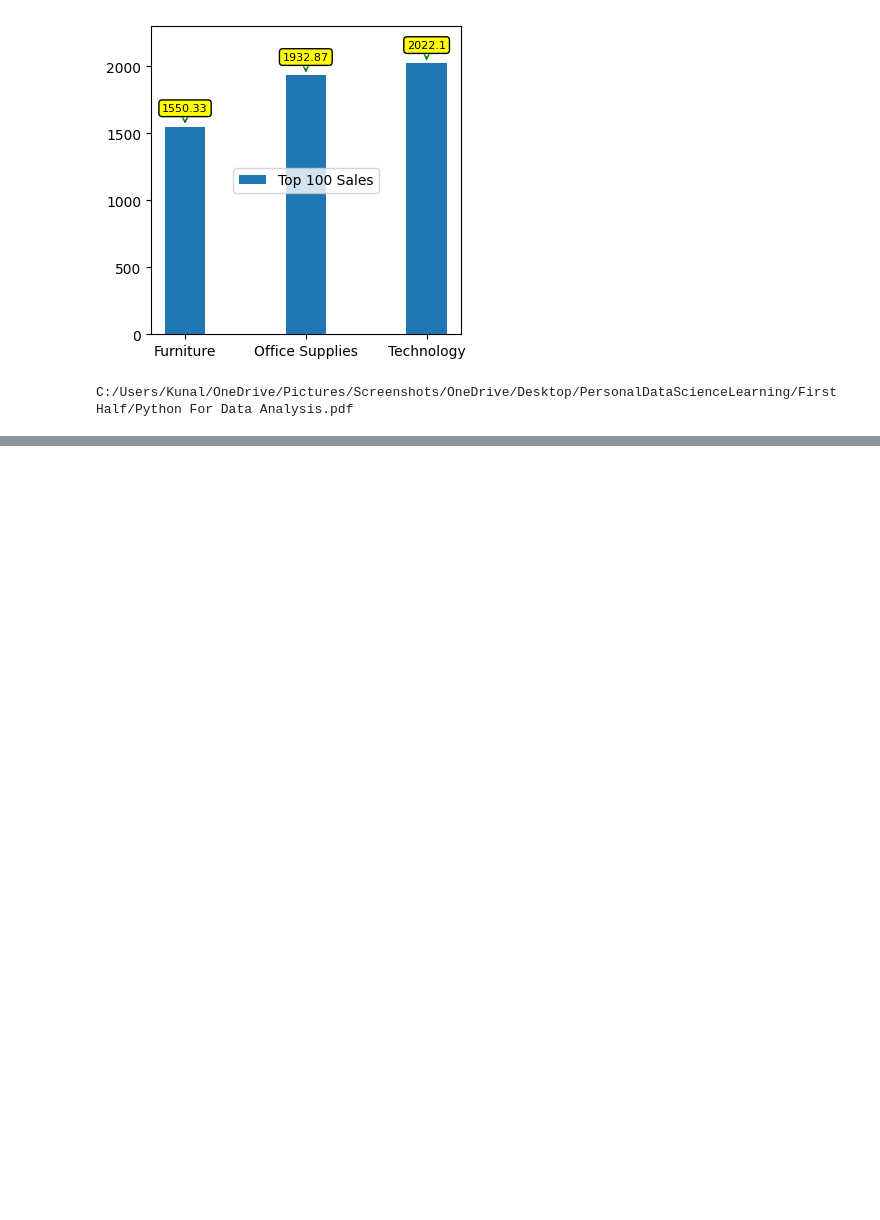
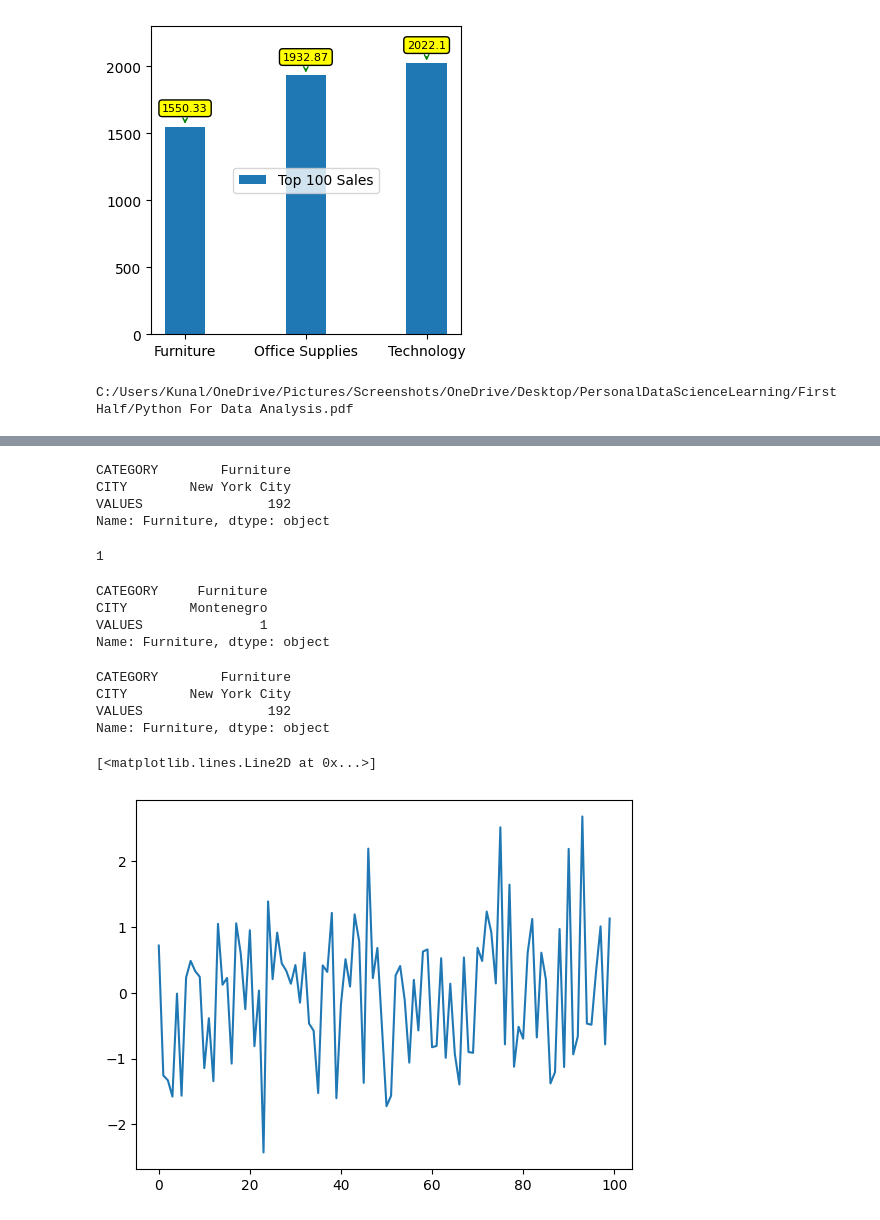
Before and after one commit to kunalmeon/Data-Analysis-Examples, a Jupyter notebook: SuperStoreData.ipynb, the cells around one changed output, grey strips where cells are left out. Drawn from its saved outputs; the diff is of its cells as text; code cells hidden in the pictures; blank space fills up the shorter version.

```diff
--- a/SuperStoreData.ipynb
+++ b/SuperStoreData.ipynb
@@ -2577,0 +2552,31 @@ Name: Furniture, dtype: object
+# %%
+#furnitureMax.loc[furnitureMax.max().idxmax()]
+furnitureMax.iloc[furnitureMax.reset_index().max(axis=1).idxmax()]
+# %% [output]
+CATEGORY        Furniture
+CITY        New York City
+VALUES                192
+Name: Furniture, dtype: object
+# %%
+furnitureMax["VALUES"].min()
+# %% [output]
+1
+# %%
+furnitureMax.iloc[furnitureMax.reset_index().max(axis=1).idxmin()]
+# %% [output]
+CATEGORY     Furniture
+CITY        Montenegro
+VALUES               1
+Name: Furniture, dtype: object
+# %%
+cityCategory.iloc[cityCategory.loc["Technology",].reset_index().max(axis=1).idxmax()]
+# %% [output]
+CATEGORY        Furniture
+CITY        New York City
+VALUES                192
+Name: Furniture, dtype: object
+# %%
+myplot.plot(np.random.randn(100))
+# %% [output]
+[<matplotlib.lines.Line2D at 0x...>]
+[figure, added]
```
Also changed, not shown: parts of 14 cells of this notebook.
